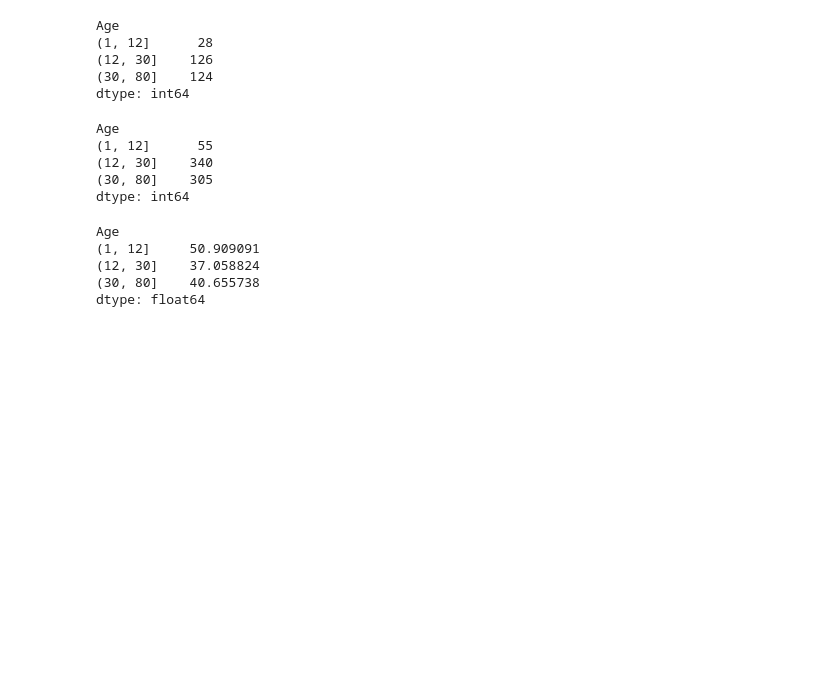
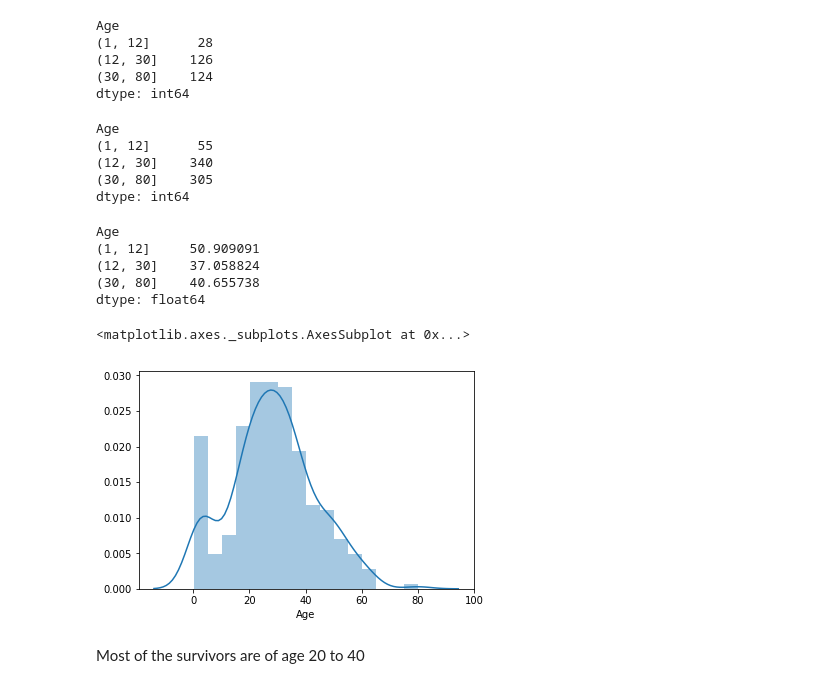
Before and after one commit to neerajms/titanic_data_analysis, a Jupyter notebook: analysis.ipynb, the cells around one changed output. Saved outputs shown, nothing was run; the diff lists cells and outputs as text; code cells hidden in the pictures; blank space fills up the shorter version.

Commit message:
Plot age distribution of survivors

```diff
--- a/analysis.ipynb
+++ b/analysis.ipynb
@@ -6,8 +6,8 @@ import pandas as pd
 data_df = pd.read_csv('titanic-data.csv')
 # %%
 # Passenger class of people who survived
-passenger_class_of_survived = data_df[data_df.Survived == 1]
-passenger_class_of_survived
+survived = data_df[data_df.Survived == 1]
+survived
 # %% [output]
 |  | PassengerId | Survived | Pclass | Name | Sex | Age | SibSp | Parch | Ticket | Fare | ... |
 | 1 | 2 | 1 | 1 | Cumings, Mrs. John Bradley (Flore... | female | 38.00 | 1 | 0 | PC 17599 | 71.2833 | ... |
@@ -126,0 +130,7 @@ dtype: float64
+# %%
+sb.distplot(survived['Age'].dropna())# dropna for removing NaN
+# %% [output]
+<matplotlib.axes._subplots.AxesSubplot at 0x...>
+[figure, added]
+# %% [markdown]
+Most of the survivors are of age 20 to 40
```
Also changed, not shown: parts of 2 cells of this notebook.
